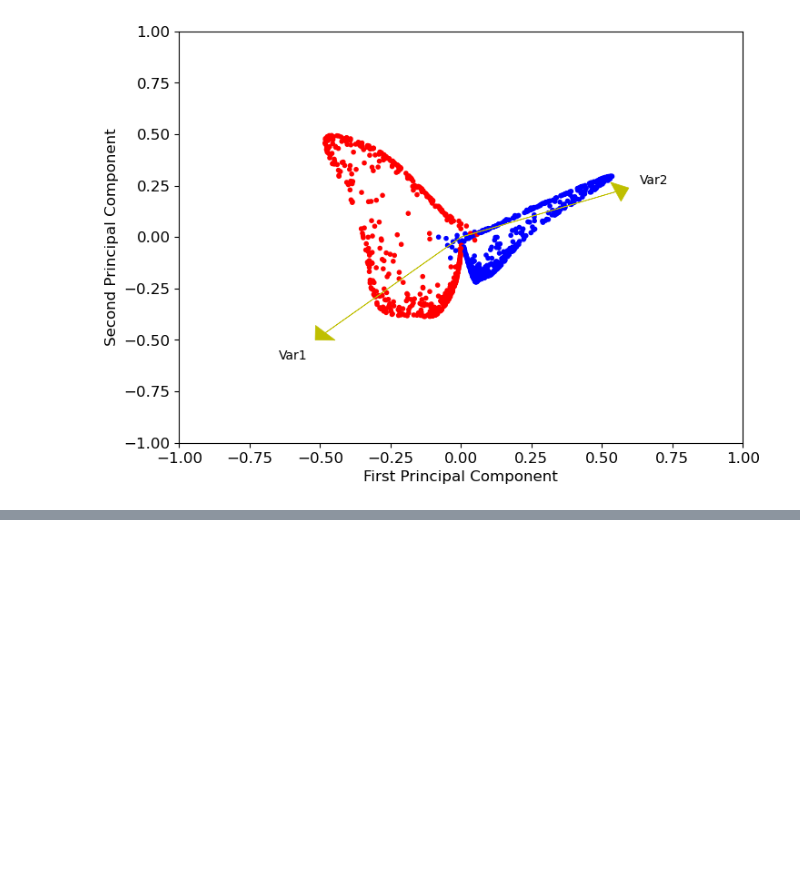
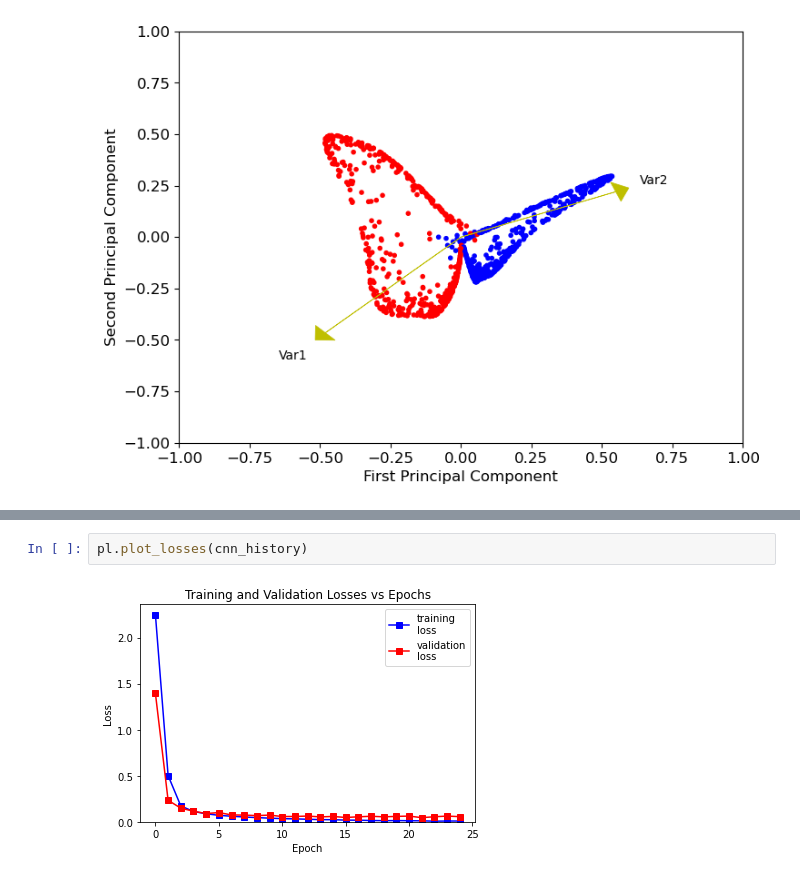
Before and after one commit to ManuelSerna/ml-notes, a Jupyter notebook: classification/project5/Miniproject5.ipynb, the cells around one changed output, grey strips where cells are left out. Drawn from its saved outputs; the diff is of its cells as text; blank space fills up the shorter version.

```diff
--- a/classification/project5/Miniproject5.ipynb
+++ b/classification/project5/Miniproject5.ipynb
@@ -295,0 +575,4 @@ Note: The links provided here are jsut some examples, there are millions tutoria
+# %%
+pl.plot_losses(cnn_history)
+# %% [output]
+[figure, added]
```
Also changed, not shown: parts of 33 cells of this notebook, 6 other files.
